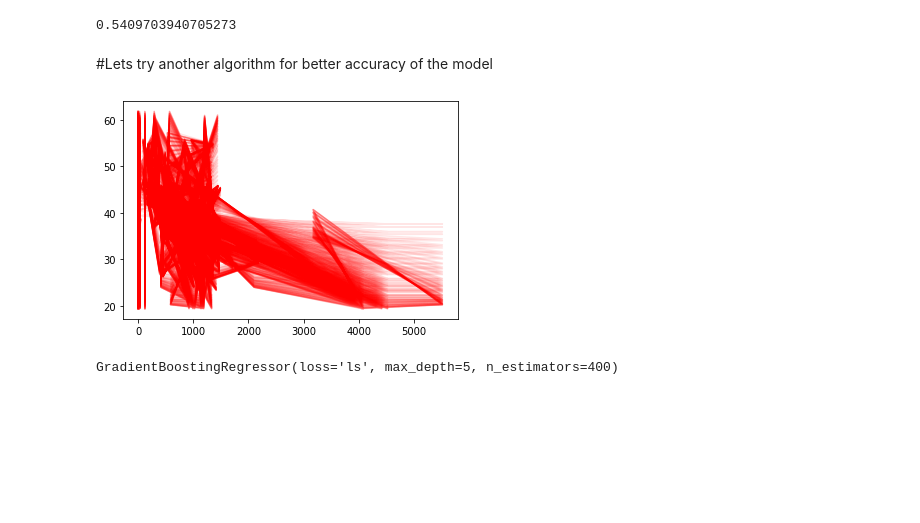
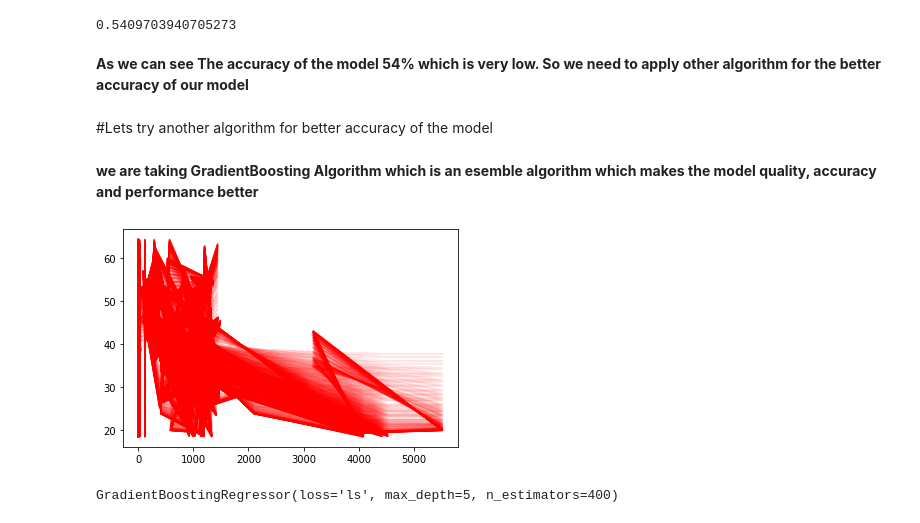
Before and after one commit to rohitrv8922/rohitrv8922, a Jupyter notebook: House_Price_Prediction.ipynb, the cells around one changed output. Saved outputs shown, nothing was run; the diff lists cells and outputs as text; code cells hidden in the pictures; blank space fills up the shorter version.

```diff
--- a/House_Price_Prediction.ipynb
+++ b/House_Price_Prediction.ipynb
@@ -152,15 +201,19 @@ LinearRegression()
 regr.score(X_test,y_test)
 # %% [output]
 0.5409703940705273
+# %% [markdown]
+**As we can see The accuracy of the model  54% which is very low. So we need to apply other algorithm for the better accuracy of our model**
 # %% [markdown]
 #Lets try another algorithm for better accuracy of the model
+# %% [markdown]
+**we are taking GradientBoosting Algorithm which is an esemble algorithm which makes the model quality, accuracy and performance better**
 # %%
 from sklearn.ensemble import GradientBoostingRegressor
-esn= GradientBoostingRegressor(n_estimators=100,max_depth=1).fit(X_train,y_train)
+esn= GradientBoostingRegressor(n_estimators=200,max_depth=1).fit(X_train,y_train)
 for predict in esn.staged_predict(X_train):
   plt.plot(X_train,predict,color='r',alpha=0.1)
 # %% [output]
-[figure, old version]
+[figure, new version]
 # %%
 from sklearn import ensemble
 clf= ensemble.GradientBoostingRegressor(n_estimators=400,max_depth=5,min_samples_split=2,learning_rate=0.1,loss='ls')
```
Also changed, not shown: parts of 28 cells of this notebook.
